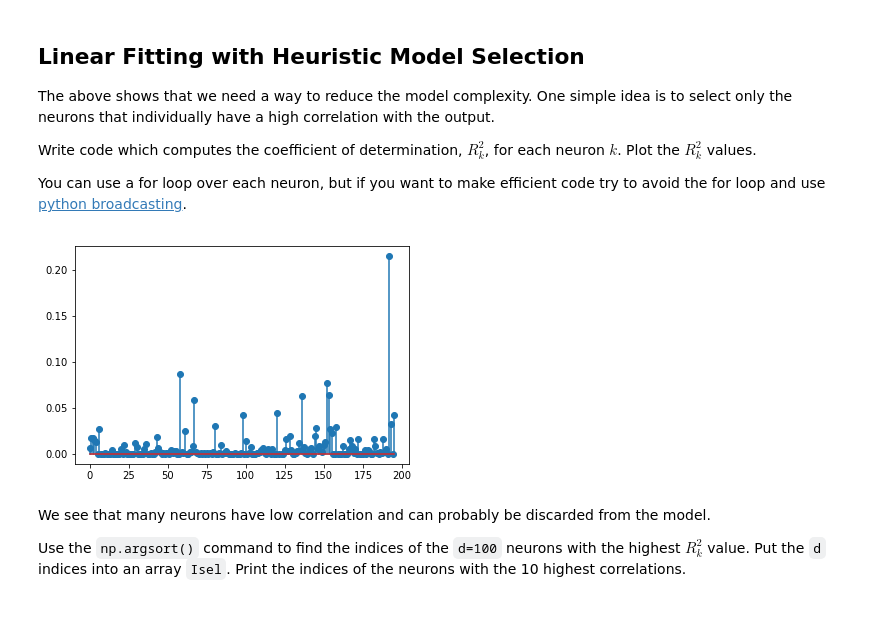
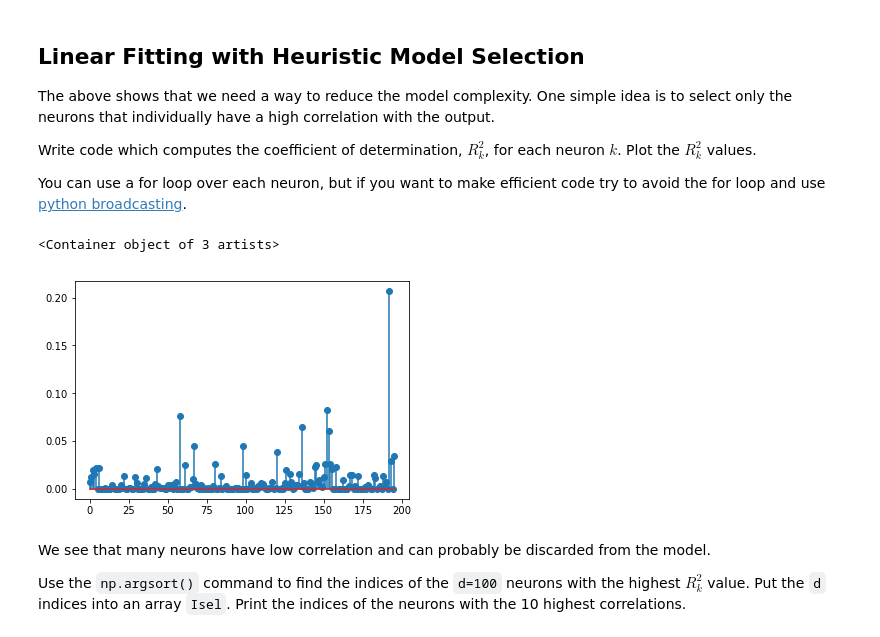
Before and after one commit to cb3157/machine-learning, a Jupyter notebook: model_sel/lab_neural_partial.ipynb, the cells around one changed output. Drawn from its saved outputs; the diff is of its cells as text; code cells hidden in the pictures.

```diff
--- a/model_sel/lab_neural_partial.ipynb
+++ b/model_sel/lab_neural_partial.ipynb
@@ -137,26 +113,23 @@ The above shows that we need a way to reduce the model complexity.  One simple i
 Write code which computes the coefficient of determination, $R^2_k$, for each neuron $k$.  Plot the $R^2_k$ values.
 
 You can use a for loop over each neuron, but if you want to make efficient code try to avoid the for loop and use [python broadcasting](../Basics/numpy_axes_broadcasting.ipynb).
-# %%
-# TODO
-ym = np.mean(ytr)
-syy = np.mean((ytr-ym)**2)
-Rsq = np.zeros(nneuron)
-beta0 = np.zeros(nneuron)
-beta1 = np.zeros(nneuron)
-for k in range(nneuron):
-    xm = np.mean(X0[:,k])
-    sxy = np.mean((X0[:,k]-xm)*(y0-ym))
-    sxx = np.mean((X0[:,k]-xm)**2)
-    beta1[k] = sxy/sxx
-    beta0[k] = ym - beta1[k]*xm
-    Rsq[k] = (sxy)**2/sxx/syy
-    #print("{0:2d}  Rsq={1:f}".format(k,Rsq[k]))
-
-plt.stem(Rsq)
-plt.show()
-# %% [output]
-[figure, removed]
+# %%
+# TODO
+xm = np.mean(Xtr, axis=0)
+ym = np.mean(ytr)
+
+X1 = Xtr-xm[None,:]
+y1 = ytr-ym
+
+syy = np.mean(y1**2)
+sxy = np.mean(X1*y1[:,None],axis=0)
+sxx = np.mean(X1**2,axis=0)
+
+Rsq = sxy**2/(1e-8+sxx)/syy
+plt.stem(Rsq)
+# %% [output]
+<Container object of 3 artists>
+[figure, added]
 # %% [markdown]
 We see that many neurons have low correlation and can probably be discarded from the model.
 
```
Also changed, not shown: parts of 10 cells of this notebook.
